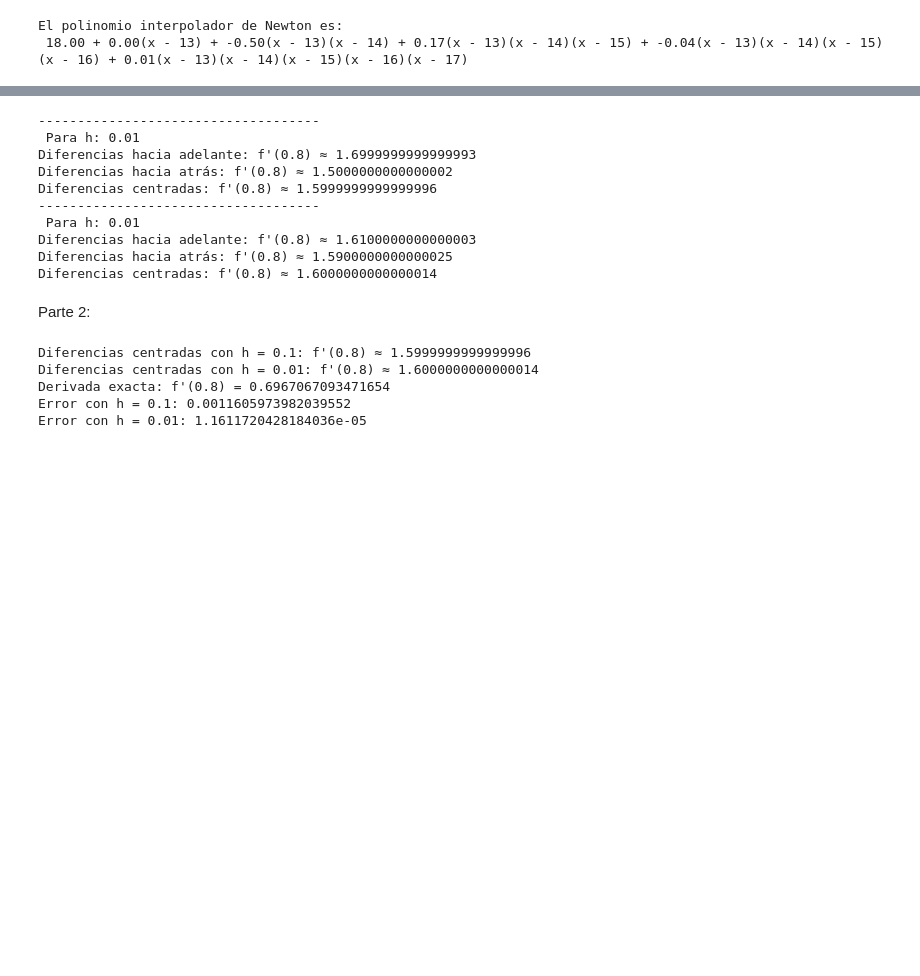
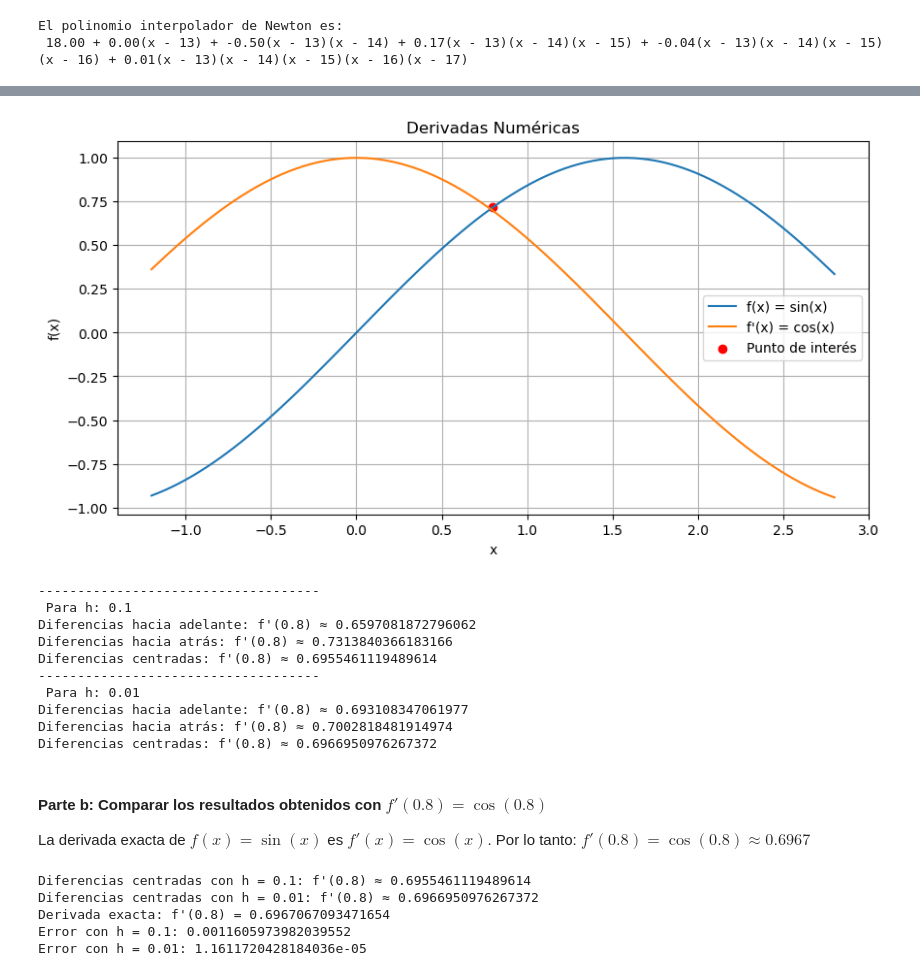
Before and after one commit to AngelaVPC/MetodosNumericos, a Jupyter notebook: Talleres/Taller3PinzónYañez.ipynb, the cells around one changed output, grey strips where cells are left out. Drawn from its saved outputs; the diff is of its cells as text; code cells hidden in the pictures; blank space fills up the shorter version.

Commit message:
adelanto taller con correciones y punto 1

```diff
--- a/Talleres/Taller3PinzónYañez.ipynb
+++ b/Talleres/Taller3PinzónYañez.ipynb
@@ -254,70 +300,75 @@ Parte 1:
 # %%
 # Definir la función
 def f(x):
-    return x**2
-
-# Derivadas numéricas
-def forward_difference(f, x, h):
-    return (f(x + h) - f(x)) / h
-
-def backward_difference(f, x, h):
-    return (f(x) - f(x - h)) / h
-
-def central_difference(f, x, h):
-    return (f(x + h) - f(x - h)) / (2 * h)
+    return np.sin(x)
 
 def exact_derivative(x):
     return np.cos(x)
-
 
 # Punto de interés y paso
 x = 0.8
 h1 = 0.1
 
+# Graficar funcion, derivada exacta y aproximaciones
+x_vals = np.linspace(x-2, x+2, 100)
+y_vals = f(x_vals)
+y_prime = exact_derivative(x_vals)
+
+plt.figure(figsize=(10, 5))
+plt.plot(x_vals, y_vals, label='f(x) = sin(x)')
+plt.plot(x_vals, y_prime, label="f'(x) = cos(x)")
+plt.scatter(x, f(x), color='red', label='Punto de interés')
+plt.title('Derivadas Numéricas')
+plt.xlabel('x')
+plt.ylabel('f(x)')
+plt.legend()
+plt.grid(True)
+plt.show()
+
 # Imprimir resultados
-print("------------------------------------\n Para h:", h)
+print("------------------------------------\n Para h:", h1)
 print(f"Diferencias hacia adelante: f'({x}) ≈ {forward_difference(f, x, h1)}")
 print(f"Diferencias hacia atrás: f'({x}) ≈ {backward_difference(f, x, h1)}")
 print(f"Diferencias centradas: f'({x}) ≈ {central_difference(f, x, h1)}")
 
 h2 = 0.01
-print("------------------------------------\n Para h:", h)
+print("------------------------------------\n Para h:", h2)
 # Calcular las derivadas
 print(f"Diferencias hacia adelante: f'({x}) ≈ {forward_difference(f, x, h2)}")
 print(f"Diferencias hacia atrás: f'({x}) ≈ {backward_difference(f, x, h2)}")
 print(f"Diferencias centradas: f'({x}) ≈ {central_difference(f, x, h2)}")
 # %% [output]
+[figure, added]
+------------------------------------
+ Para h: 0.1
+Diferencias hacia adelante: f'(0.8) ≈ 0.6597081872796062
+Diferencias hacia atrás: f'(0.8) ≈ 0.7313840366183166
+Diferencias centradas: f'(0.8) ≈ 0.6955461119489614
 ------------------------------------
  Para h: 0.01
-Diferencias hacia adelante: f'(0.8) ≈ 1.6999999999999993
-Diferencias hacia atrás: f'(0.8) ≈ 1.5000000000000002
-Diferencias centradas: f'(0.8) ≈ 1.5999999999999996
-------------------------------------
- Para h: 0.01
-Diferencias hacia adelante: f'(0.8) ≈ 1.6100000000000003
-Diferencias hacia atrás: f'(0.8) ≈ 1.5900000000000025
-Diferencias centradas: f'(0.8) ≈ 1.6000000000000014
+Diferencias hacia adelante: f'(0.8) ≈ 0.693108347061977
+Diferencias hacia atrás: f'(0.8) ≈ 0.7002818481914974
+Diferencias centradas: f'(0.8) ≈ 0.6966950976267372
-# %% [markdown]
-Parte 2:
+# %% [markdown]
+#### Parte b: Comparar los resultados obtenidos con $ f'(0.8) = \cos(0.8) $
+
+La derivada exacta de $ f(x) = \sin(x) $ es $ f'(x) = \cos(x) $. Por lo tanto:
+$
+f'(0.8) = \cos(0.8) \approx 0.6967
+$
 # %%
-
 # Calcular la derivada exacta
 exact_value = exact_derivative(x)
 
 # Imprimir resultados
-print(f"Diferencias centradas con h = {h1}: f'(0.8) ≈ {central_difference(f, 0.8, h1)}")
-print(f"Diferencias centradas con h = {h2}: f'(0.8) ≈ {central_difference(f, 0.8, h2)}")
-print(f"Derivada exacta: f'(0.8) = {exact_value}")
-
-# Comparar errores
-error_h1 = abs(exact_value - approx_derivative_h1)
-error_h2 = abs(exact_value - approx_derivative_h2)
-
-print(f"Error con h = {h1}: {error_h1}")
-print(f"Error con h = {h2}: {error_h2}")
+print(f"Diferencias centradas con h = {h1}: f'({x}) ≈ {central_difference(f, x, h1)}")
+print(f"Diferencias centradas con h = {h2}: f'({x}) ≈ {central_difference(f, x, h2)}")
+print(f"Derivada exacta: f'({x}) = {exact_value}")
+print(f"Error con h = {h1}: {abs(exact_value - central_difference(f, x, h1))}")
+print(f"Error con h = {h2}: {abs(exact_value - central_difference(f, x, h2))}")
 # %% [output]
-Diferencias centradas con h = 0.1: f'(0.8) ≈ 1.5999999999999996
-Diferencias centradas con h = 0.01: f'(0.8) ≈ 1.6000000000000014
+Diferencias centradas con h = 0.1: f'(0.8) ≈ 0.6955461119489614
+Diferencias centradas con h = 0.01: f'(0.8) ≈ 0.6966950976267372
 Derivada exacta: f'(0.8) = 0.6967067093471654
 Error con h = 0.1: 0.0011605973982039552
 Error con h = 0.01: 1.1611720428184036e-05
```
Also changed, not shown: parts of 8 cells of this notebook.
